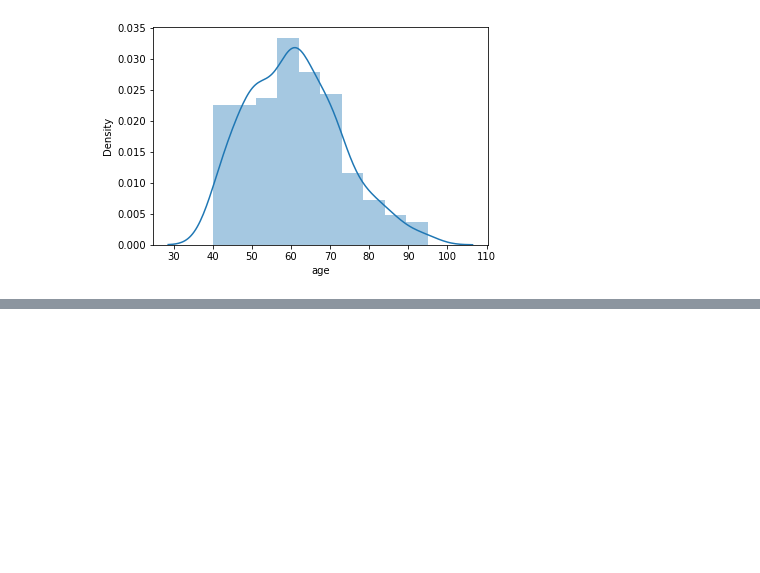
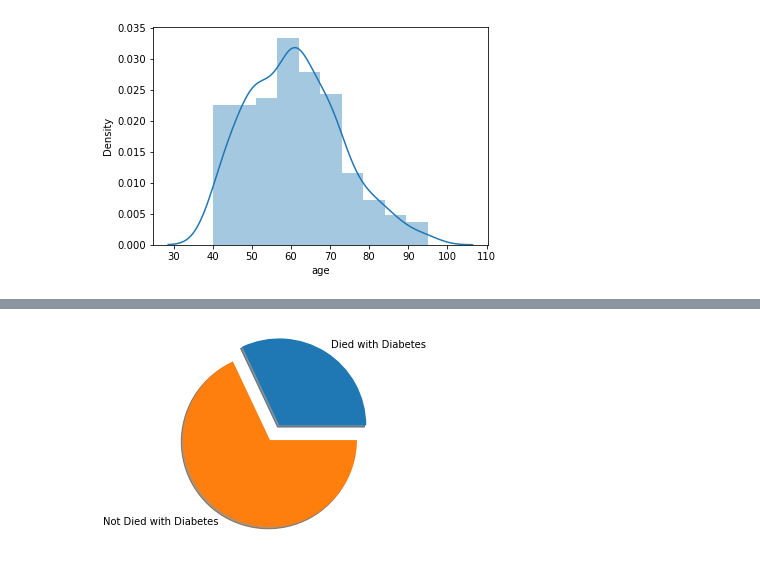
Before and after one commit to YvetteKal/heart-failure-prediction, a Jupyter notebook: heart-failure-prediction.ipynb, the cells around one changed output, grey strips where cells are left out. Saved outputs shown, nothing was run; the diff lists cells and outputs as text; code cells hidden in the pictures; blank space fills up the shorter version.

```diff
--- a/heart-failure-prediction.ipynb
+++ b/heart-failure-prediction.ipynb
@@ -90,0 +115,16 @@ plt.show()
+# %%
+# to see people who have dibete and who died and who did not die
+patient_nhave_diabetes_0 = data['DEATH_EVENT'][data.diabetes == 1][data.DEATH_EVENT == 0]
+patient_have_diabetes_1 = data['DEATH_EVENT'][data.diabetes == 1][data.DEATH_EVENT == 1]
+
+len_d_died = len(patient_have_diabetes_1)
+len_d_alive = len(patient_nhave_diabetes_0)
+
+arr2 = [len_d_died,len_d_alive]
+labels = ['Died with Diabetes', "Not Died with Diabetes"]
+plt.pie(arr2, labels=labels, explode = [0.2,0.0] , shadow=True)
+plt.show()
+
+# inference:- here you can see the that the most of the person are alive who have diabetes
+# %% [output]
+[figure, added]
```
Also changed, not shown: parts of 1 cell of this notebook.
